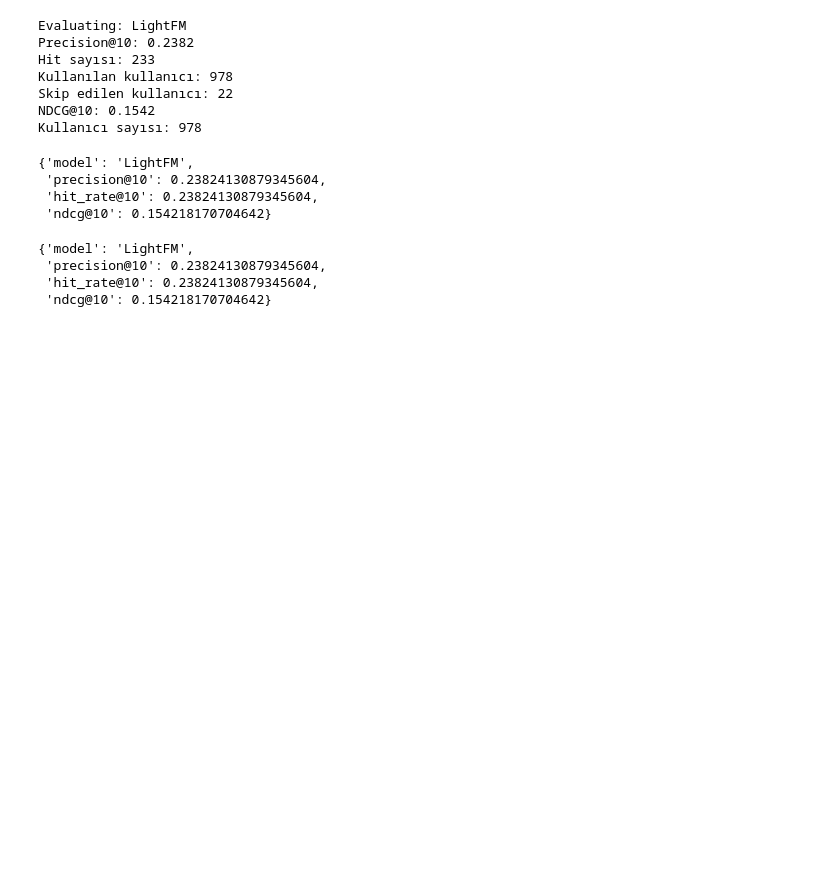
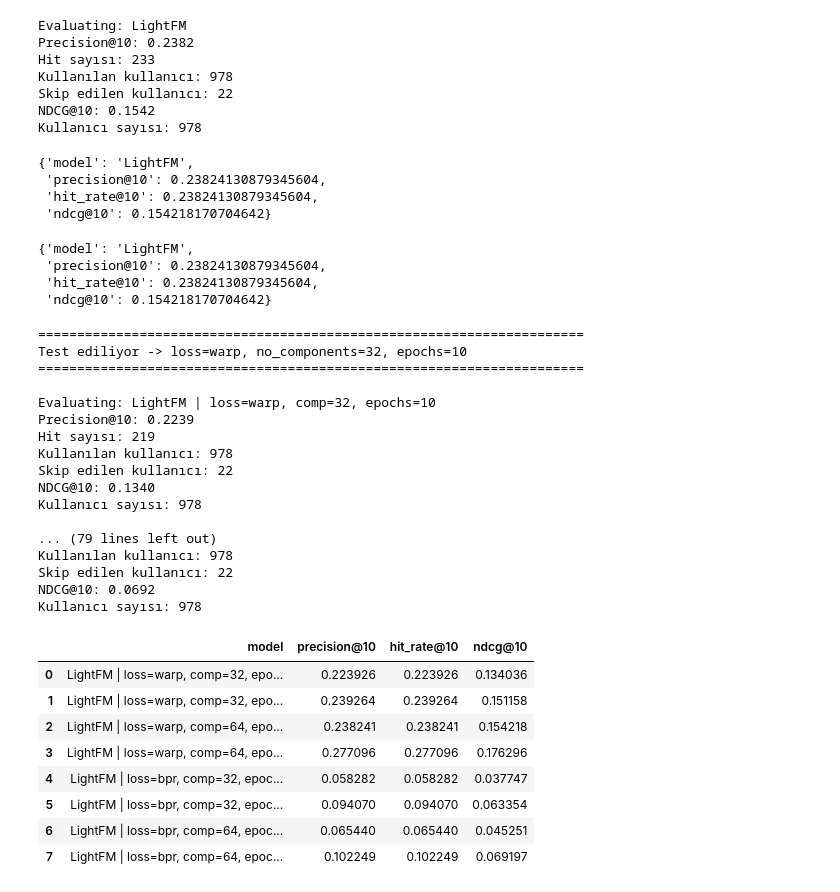
Before and after one commit to aslitarakcilar/cosmetic-recommendation-system, a Jupyter notebook: notebooks/02_evaluation.ipynb, the cells around one changed output. Drawn from its saved outputs; the diff is of its cells as text; code cells hidden in the pictures; blank space fills up the shorter version.

```diff
--- a/notebooks/02_evaluation.ipynb
+++ b/notebooks/02_evaluation.ipynb
@@ -1771,0 +1868,62 @@ lightfm_result
+# %%
+# ------------------------------------------------------------------
+# LIGHTFM HYPERPARAMETER ARAMA UZAYI
+# ------------------------------------------------------------------
+
+loss_values = ["warp", "bpr"]
+component_values = [32, 64]
+epoch_values = [10, 20]
+# %%
+# ------------------------------------------------------------------
+# LIGHTFM HYPERPARAMETER TUNING
+# ------------------------------------------------------------------
+
+lightfm_tuning_results = []
+
+for loss in loss_values:
+    for no_components in component_values:
+        for epochs in epoch_values:
+
+            print("\n" + "=" * 70)
+            print(f"Test ediliyor -> loss={loss}, no_components={no_components}, epochs={epochs}")
+            print("=" * 70)
+
+            result = train_and_evaluate_lightfm(
+                loss=loss,
+                no_components=no_components,
+                epochs=epochs,
+                learning_rate=0.05
+            )
+
+            lightfm_tuning_results.append(result)
+
+lightfm_tuning_df = pd.DataFrame(lightfm_tuning_results)
+
+lightfm_tuning_df
+# %% [output]
+======================================================================
+Test ediliyor -> loss=warp, no_components=32, epochs=10
+======================================================================
+
+Evaluating: LightFM | loss=warp, comp=32, epochs=10
+Precision@10: 0.2239
+Hit sayısı: 219
+Kullanılan kullanıcı: 978
+Skip edilen kullanıcı: 22
+NDCG@10: 0.1340
+Kullanıcı sayısı: 978
+
+... (79 lines left out)
+Kullanılan kullanıcı: 978
+Skip edilen kullanıcı: 22
+NDCG@10: 0.0692
+Kullanıcı sayısı: 978
+|  | model | precision@10 | hit_rate@10 | ndcg@10 |
+| 0 | LightFM | loss=warp, comp=32, epo... | 0.223926 | 0.223926 | 0.134036 |
+| 1 | LightFM | loss=warp, comp=32, epo... | 0.239264 | 0.239264 | 0.151158 |
+| 2 | LightFM | loss=warp, comp=64, epo... | 0.238241 | 0.238241 | 0.154218 |
+| 3 | LightFM | loss=warp, comp=64, epo... | 0.277096 | 0.277096 | 0.176296 |
+| 4 | LightFM | loss=bpr, comp=32, epoc... | 0.058282 | 0.058282 | 0.037747 |
+| 5 | LightFM | loss=bpr, comp=32, epoc... | 0.094070 | 0.094070 | 0.063354 |
+| 6 | LightFM | loss=bpr, comp=64, epoc... | 0.065440 | 0.065440 | 0.045251 |
+| 7 | LightFM | loss=bpr, comp=64, epoc... | 0.102249 | 0.102249 | 0.069197 |
```
Also changed, not shown: parts of 27 cells of this notebook, 4 other files.
